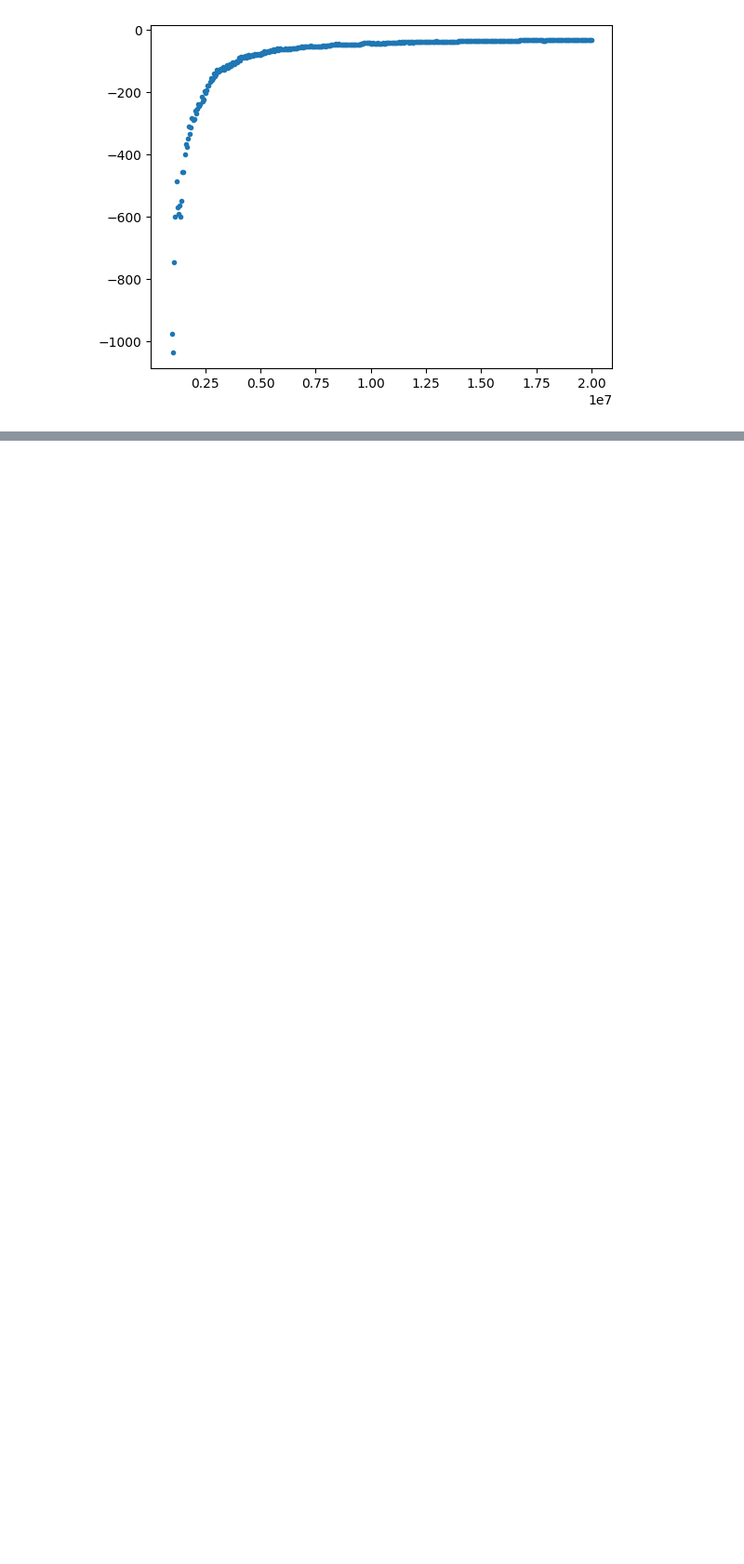
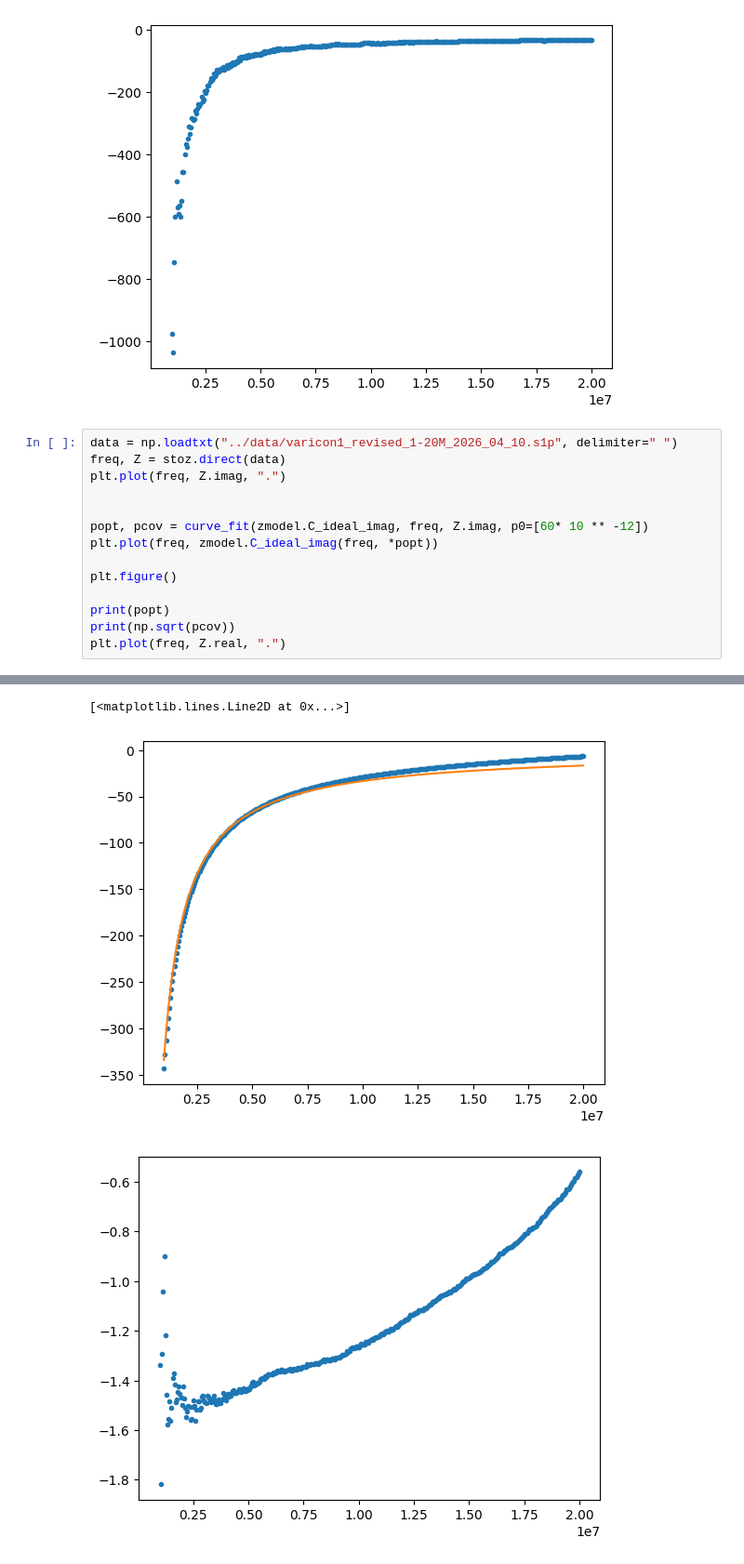
Before and after one commit to tyaxm/cyclotron, a Jupyter notebook: src/varicon.ipynb, the cells around one changed output, grey strips where cells are left out. Shown at 93% size. Cells and saved outputs as stored; diff of their text form; blank space fills up the shorter version.

```diff
--- a/src/varicon.ipynb
+++ b/src/varicon.ipynb
@@ -197,3 +197,18 @@ plt.plot(freq, Z.real, ".")
 [<matplotlib.lines.Line2D at 0x...>]
 [figure]
 [figure]
+# %%
+data = np.loadtxt("../data/varicon1_revised_1-20M_2026_04_10.s1p", delimiter=" ")
+freq, Z = stoz.direct(data)
+plt.plot(freq, Z.imag, ".")
+
+
+popt, pcov = curve_fit(zmodel.C_ideal_imag, freq, Z.imag, p0=[60* 10 ** -12])
+plt.plot(freq, zmodel.C_ideal_imag(freq, *popt))
+
+plt.figure()
+
+print(popt)
+print(np.sqrt(pcov))
+plt.plot(freq, Z.real, ".")
+# %% [output]
@@ -199,0 +217,3 @@ plt.plot(freq, Z.real, ".")
+[<matplotlib.lines.Line2D at 0x...>]
+[figure, added]
+[figure, added]
```
Also changed, not shown: parts of 3 cells of this notebook, 3 other files.
